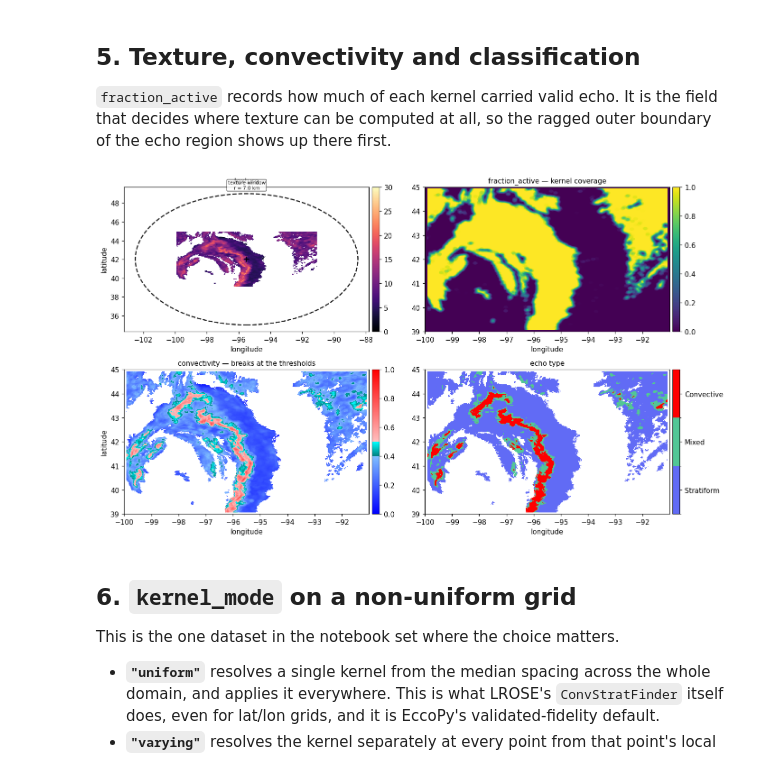
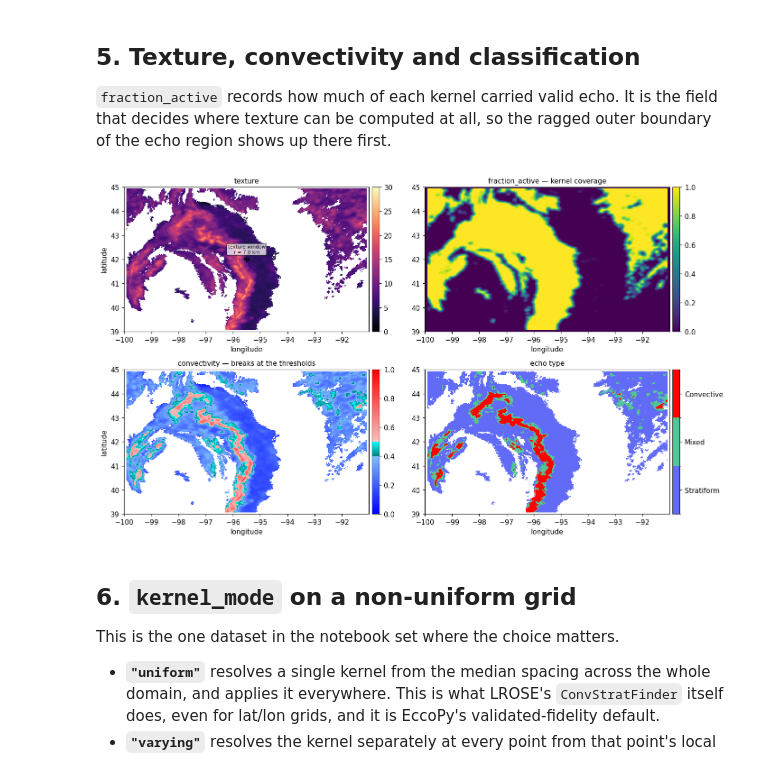
Before and after one commit to iancornejo/EccoPy, a Jupyter notebook: notebooks/eccopy2d_h_workflow.ipynb, the cells around one changed output. Saved outputs shown, nothing was run; the diff lists cells and outputs as text; code cells hidden in the pictures.

Commit message:
Add 1-D notebook; fix draw_window_ring on degree axes; export time_to_distance_km

```diff
--- a/notebooks/eccopy2d_h_workflow.ipynb
+++ b/notebooks/eccopy2d_h_workflow.ipynb
@@ -213,35 +213,36 @@ m = axes[0, 0].pcolormesh(lon, lat, result.texture, cmap="magma",
                           vmin=0, vmax=30, shading="nearest")
 axes[0, 0].set_title("texture", fontsize=10)
 fig.colorbar(m, ax=axes[0, 0], pad=0.01)
-draw_window_ring(axes[0, 0], lon, lat, result.texture_radius)
+draw_window_ring(axes[0, 0], lon, lat, result.texture_radius,
+                 coord_units="degrees")   # panel is in degrees, not km
 
 m = axes[0, 1].pcolormesh(lon, lat, result.fraction_active, cmap="viridis",
                           vmin=0, vmax=1, shading="nearest")
 axes[0, 1].set_title("fraction_active — kernel coverage", fontsize=10)
 fig.colorbar(m, ax=axes[0, 1], pad=0.01)
 
 m = axes[1, 0].pcolormesh(lon, lat, result.convectivity,
                           cmap=convectivity_cmap(
                               strat_mixed=class_params.max_convectivity_for_stratiform,
                               mixed_conv=class_params.min_convectivity_for_convective),
                           norm=convectivity_norm(), shading="nearest")
 axes[1, 0].set_title("convectivity — breaks at the thresholds", fontsize=10)
 fig.colorbar(m, ax=axes[1, 0], pad=0.01)
 
 m = axes[1, 1].pcolormesh(lon, lat, remap_echo_type(result.echo_type),
                           cmap=basic_echo_type_cmap(), norm=basic_echo_type_norm(),
                           shading="nearest")
 axes[1, 1].set_title("echo type", fontsize=10)
 cb = fig.colorbar(m, ax=axes[1, 1], ticks=range(1, 4), pad=0.01)
 cb.ax.set_yticklabels(BASIC_ECHO_TYPE_LABELS)
 
 for ax in axes.ravel():
     ax.set_xlabel("longitude")
 for ax in axes[:, 0]:
     ax.set_ylabel("latitude")
 plt.tight_layout(); plt.show()
 # %% [output]
-[figure, old version]
+[figure, new version]
 # %% [markdown]
 ## 6. `kernel_mode` on a non-uniform grid
 
```
Also changed, not shown: 12 other files.
